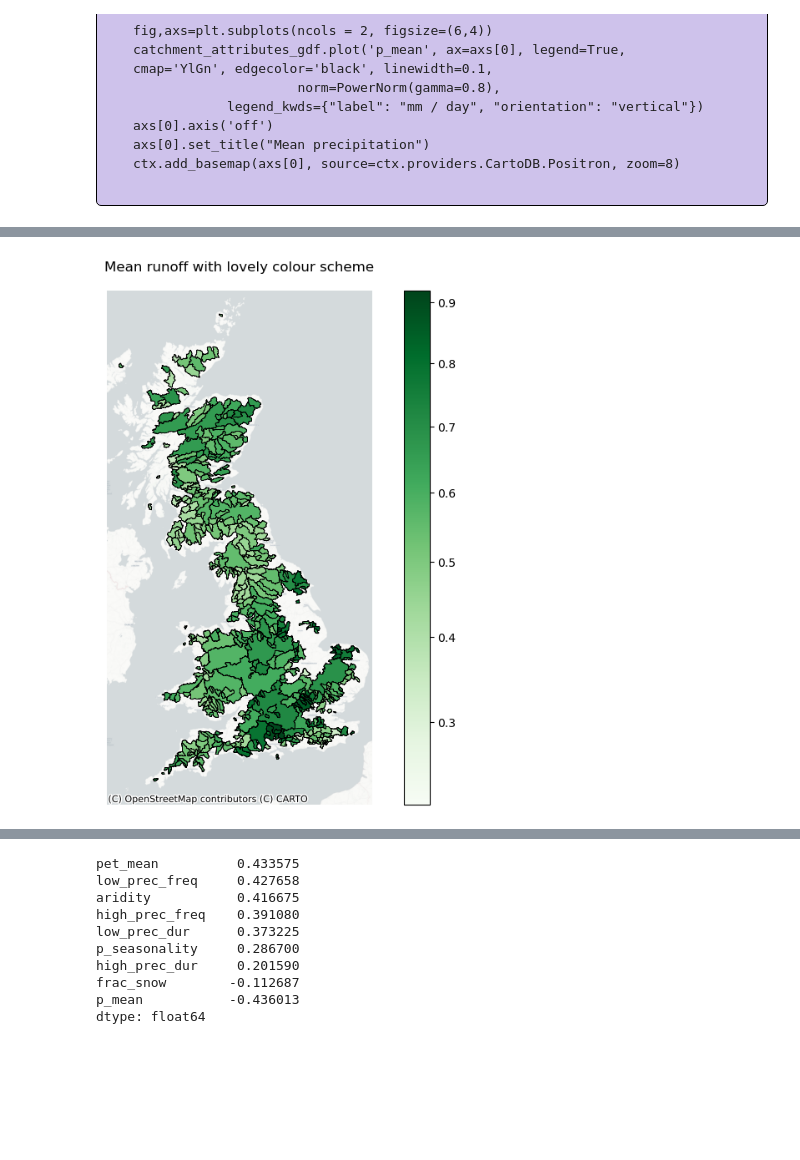
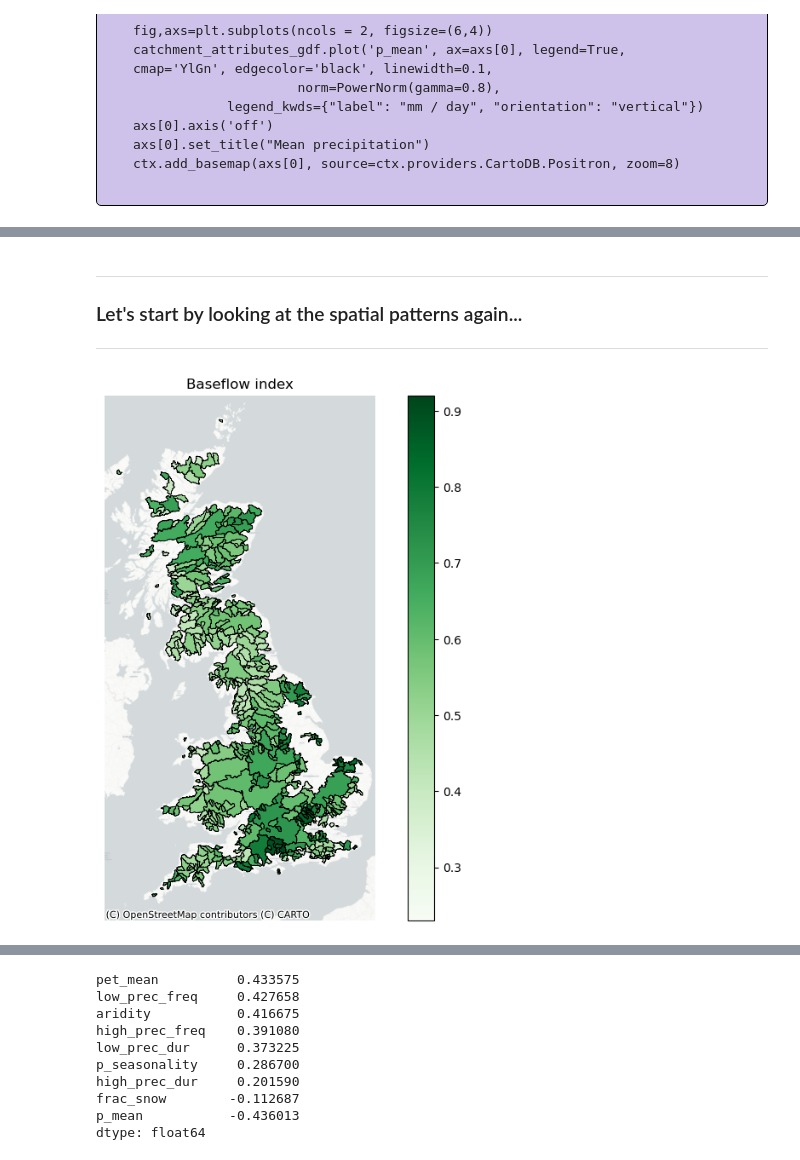
Before and after one commit to NERC-CEH/UKCEH_Summer_School, a Jupyter notebook: Workshop_6/Workshop6.ipynb, the cells around one changed output, grey strips where cells are left out. Cells and saved outputs as stored; diff of their text form; code cells hidden in the pictures; folded sections open; blank space fills up the shorter version.

```diff
--- a/Workshop_6/Workshop6.ipynb
+++ b/Workshop_6/Workshop6.ipynb
@@ -463,20 +456,25 @@ Consider two contrasting examples:
 | 🐟 **River ecology** | Flow regime shapes the habitats and species a river can support |
 
 ---
+# %% [markdown]
+---
+
+### Let's start by looking at the spatial patterns again...
+
+---
 # %%
 fig,ax=plt.subplots(figsize=(10,8))
 catchment_attributes_gdf.plot('baseflow_index',
                               ax=ax,
                               legend = True,
                               edgecolor='black',
-                              norm=PowerNorm(gamma=0.8),
                              linewidth = 0.5,
                               cmap = 'Greens')
-ax.set_title("Mean runoff with lovely colour scheme")
+ax.set_title("Baseflow index")
 ax.axis('off');
 ctx.add_basemap(ax, source=ctx.providers.CartoDB.Positron, zoom=8)
 # %% [output]
-[figure, old version]
+[figure, new version]
 # %% [markdown]
 ---
 ## 2.1 Which variables might explain spatial variation in the baseflow index (BFI)?
```
Also changed, not shown: parts of 6 cells of this notebook.
